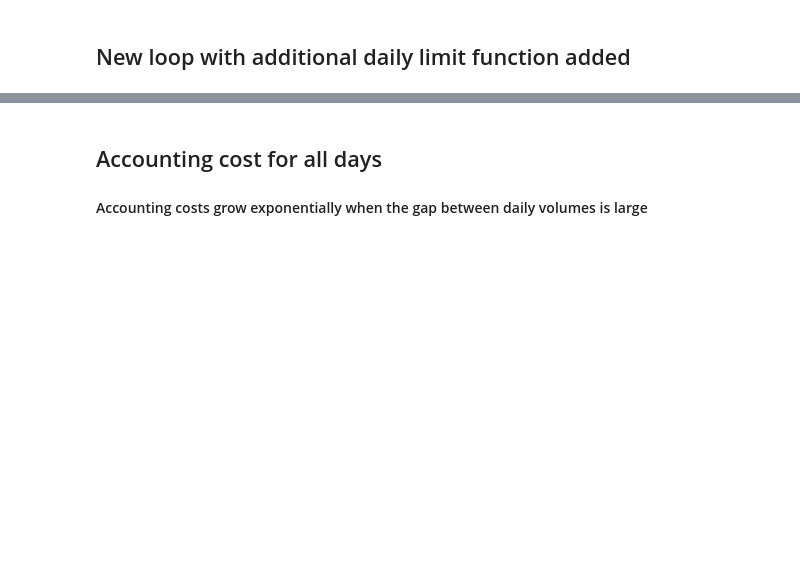
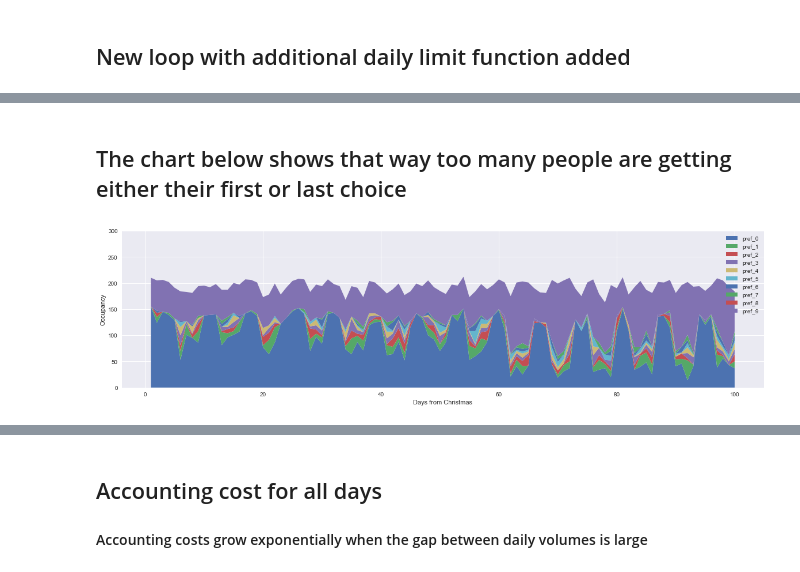
Before and after one commit to tdrumhel1/santa, a Jupyter notebook: santa-notebook-v1.ipynb, the cells around one changed output, grey strips where cells are left out. Saved outputs shown, nothing was run; the diff lists cells and outputs as text; code cells hidden in the pictures; blank space fills up the shorter version.

```diff
--- a/santa-notebook-v1.ipynb
+++ b/santa-notebook-v1.ipynb
@@ -291,3 +378,21 @@ bar = ax.bar(occupancy.index,occupancy['total'])
+# %% [markdown]
+## The chart below shows that way too many people are getting either their first or last choice
+# %%
+plt.close('all')
+plt.style.use('seaborn')
+
+fig, ax = plt.subplots(figsize=(20,5))
+
+ax.set_xlabel('Days from Christmas')
+ax.set_ylabel('Occupancy')
+ax.set_ylim(0,300)
+
+ax.stackplot(x,pref_0,pref_2,pref_3,pref_4,pref_5,pref_6,pref_7,pref_8,pref_9,pref_10,labels=labels)
+ax.legend(loc=1)
+
+plt.show()
+# %% [output]
+[figure, added]
 # %%
 def top_pref_penalty(pref,d):
 
```
Also changed, not shown: parts of 13 cells of this notebook, 1 other file.
